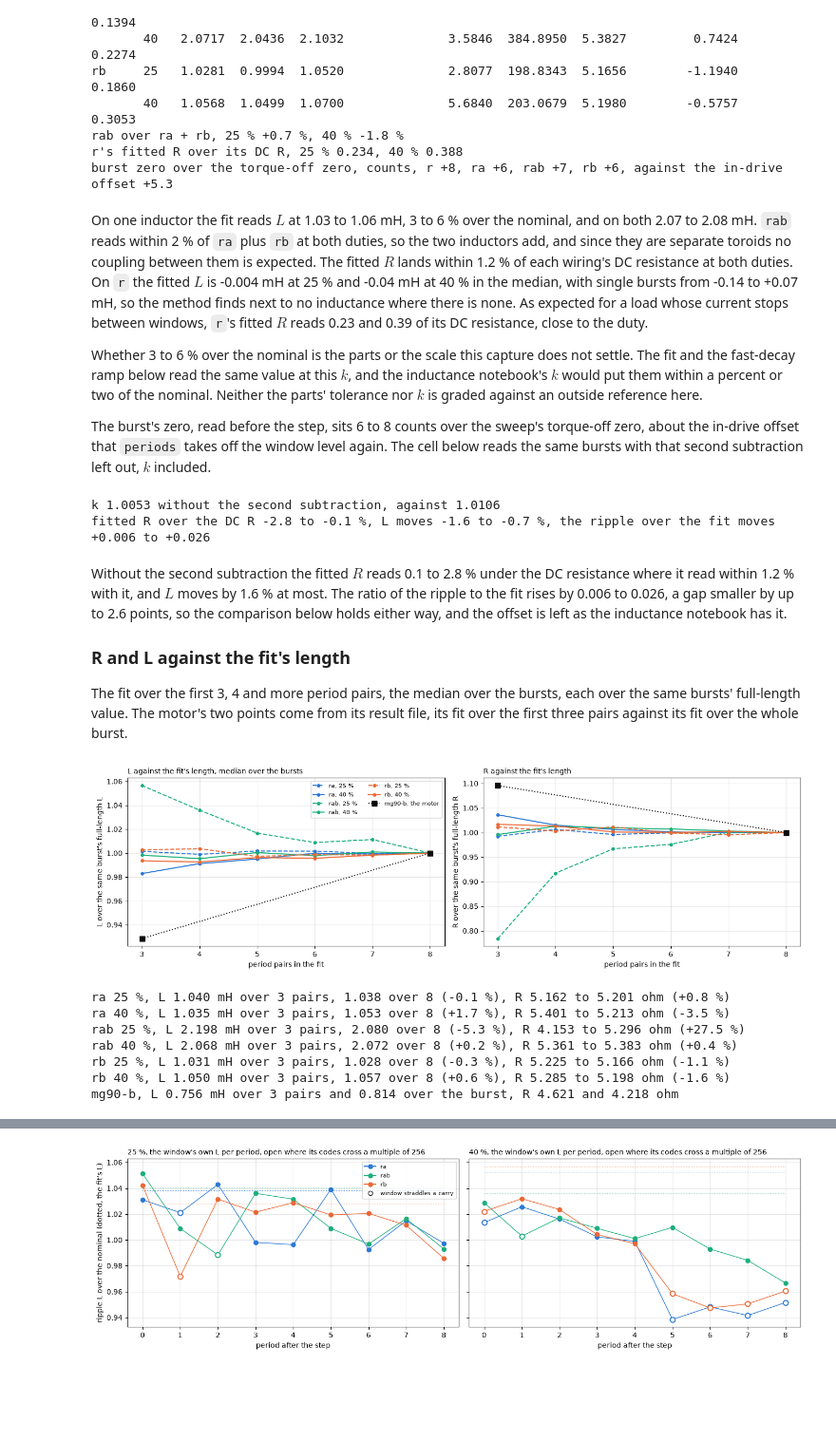
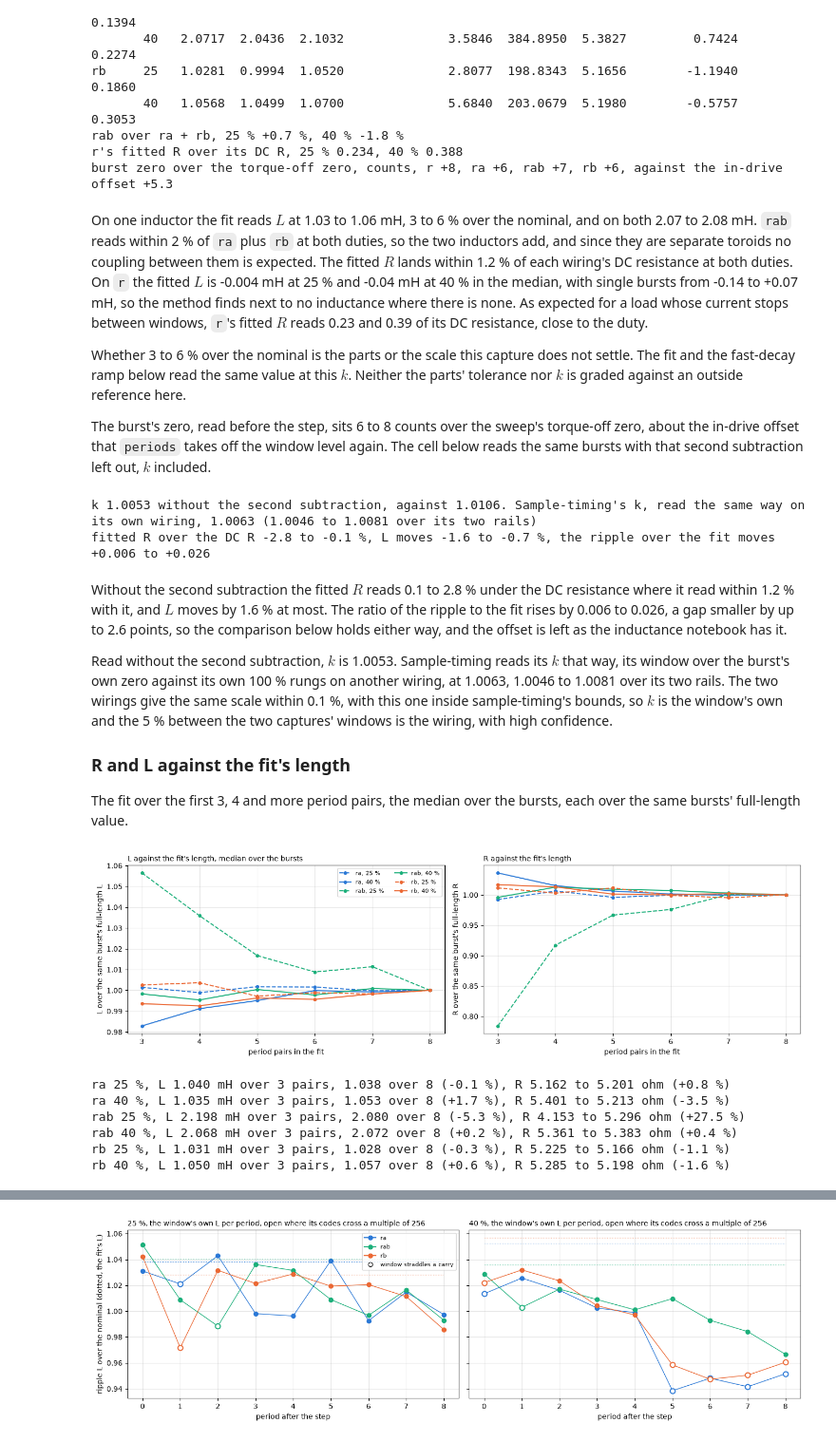
Before and after one commit to OpenServoCore/notebooks, a Jupyter notebook: stages/1-board/bridge-states/bridge-states.ipynb, the cells around one changed output, grey strips where cells are left out. Shown at 95% size. Saved outputs shown, nothing was run; the diff lists cells and outputs as text; code cells hidden in the pictures; blank space fills up the shorter version.

Commit message:
stage 1: fit fast decay's edges and the amplifier's lag in bridge-states, drop its backward read of the motor

```diff
--- a/stages/1-board/bridge-states/bridge-states.ipynb
+++ b/stages/1-board/bridge-states/bridge-states.ipynb
@@ -681,7 +684,7 @@ burst zero over the torque-off zero, counts, r +8, ra +6, rab +7, rb +6, against
 # %% [markdown]
 On one inductor the fit reads $L$ at 1.03 to 1.06 mH, 3 to 6 % over the nominal, and on both 2.07 to 2.08 mH. `rab` reads within 2 % of `ra` plus `rb` at both duties, so the two inductors add, and since they are separate toroids no coupling between them is expected. The fitted $R$ lands within 1.2 % of each wiring's DC resistance at both duties. On `r` the fitted $L$ is -0.004 mH at 25 % and -0.04 mH at 40 % in the median, with single bursts from -0.14 to +0.07 mH, so the method finds next to no inductance where there is none. As expected for a load whose current stops between windows, `r`'s fitted $R$ reads 0.23 and 0.39 of its DC resistance, close to the duty.
 
-Whether 3 to 6 % over the nominal is the parts or the scale this capture does not settle. The fit and the fast-decay ramp below read the same value at this $k$, and the inductance notebook's $k$ would put them within a percent or two of the nominal. Neither the parts' tolerance nor $k$ is graded against an outside reference here.
+Whether 3 to 6 % over the nominal is the parts or the scale this capture does not settle. The fit and the fast-decay ramp below read the same value at this $k$. Neither the parts' tolerance nor $k$ is graded against an outside reference here.
 
 The burst's zero, read before the step, sits 6 to 8 counts over the sweep's torque-off zero, about the in-drive offset that `periods` takes off the window level again. The cell below reads the same bursts with that second subtraction left out, $k$ included.
 # %%
@@ -703,55 +706,52 @@ finally:
 NOOFF = pd.DataFrame(rows).groupby(["wiring", "pct"]).median()
 NOOFF["l_move_pct"] = [(r["l_mh"] / SUM.loc[i, "l_mh"] - 1) * 100 for i, r in NOOFF.iterrows()]
 NOOFF["ratio_move"] = [r["ratio"] - SUM.loc[i, "l_ripple_mh"] / SUM.loc[i, "l_mh"] for i, r in NOOFF.iterrows()]
-print(f"k {k0:.4f} without the second subtraction, against {K:.4f}")
+print(f"k {k0:.4f} without the second subtraction, against {K:.4f}. Sample-timing's k, read the same way on its own wiring, "
+      f"{ST['window_scale']['value']:.4f} ({ST['window_scale']['lo']:.4f} to {ST['window_scale']['hi']:.4f} over its two rails)")
 print(f"fitted R over the DC R {(NOOFF['r_over_dc'].min() - 1) * 100:+.1f} to {(NOOFF['r_over_dc'].max() - 1) * 100:+.1f} %, L moves "
       f"{NOOFF['l_move_pct'].min():+.1f} to {NOOFF['l_move_pct'].max():+.1f} %, the ripple over the fit moves {NOOFF['ratio_move'].min():+.3f} to {NOOFF['ratio_move'].max():+.3f}")
 # %% [output]
-k 1.0053 without the second subtraction, against 1.0106
+k 1.0053 without the second subtraction, against 1.0106. Sample-timing's k, read the same way on its own wiring, 1.0063 (1.0046 to 1.0081 over its two rails)
 fitted R over the DC R -2.8 to -0.1 %, L moves -1.6 to -0.7 %, the ripple over the fit moves +0.006 to +0.026
 # %% [markdown]
 Without the second subtraction the fitted $R$ reads 0.1 to 2.8 % under the DC resistance where it read within 1.2 % with it, and $L$ moves by 1.6 % at most. The ratio of the ripple to the fit rises by 0.006 to 0.026, a gap smaller by up to 2.6 points, so the comparison below holds either way, and the offset is left as the inductance notebook has it.
 
+Read without the second subtraction, $k$ is 1.0053. Sample-timing reads its $k$ that way, its window over the burst's own zero against its own 100 % rungs on another wiring, at 1.0063, 1.0046 to 1.0081 over its two rails. The two wirings give the same scale within 0.1 %, with this one inside sample-timing's bounds, so $k$ is the window's own and the 5 % between the two captures' windows is the wiring, with high confidence.
+
 ### R and L against the fit's length
 
-The fit over the first 3, 4 and more period pairs, the median over the bursts, each over the same bursts' full-length value. The motor's two points come from its result file, its fit over the first three pairs against its fit over the whole burst.
+The fit over the first 3, 4 and more period pairs, the median over the bursts, each over the same bursts' full-length value.
 # %%
 rows = []
 for _, f in OTH[OTH["wiring"] != "r"].iterrows():
     P = PER[f["idx"]]
     for p in range(3, len(P)):
         rows.append({"wiring": f["wiring"], "pct": f["pct"], "pairs": p, **{c: fit(P, p)[c] for c in ("r_ohm", "l_mh")}})
 SCAN = pd.DataFrame(rows)
 fig, ax = plt.subplots(1, 2, figsize=(14, 4.2))
 for w in INDUCTORS:
     for pct in DUTIES:
         g = SCAN[(SCAN["wiring"] == w) & (SCAN["pct"] == pct)].groupby("pairs")
         ls = "-" if pct == 40 else "--"
         lm, rm = g["l_mh"].median(), g["r_ohm"].median()
         ax[0].plot(lm.index, lm / lm.iloc[-1], ls, marker="o", ms=4, color=COLOR[w], label=f"{w}, {pct} %")   # each over its own full-burst value
         ax[1].plot(rm.index, rm / rm.iloc[-1], ls, marker="o", ms=4, color=COLOR[w])
-# the motor's slide, from its result file: L and R over the first three pairs against the whole burst, medians over its bursts
-pairs_full = int(SCAN["pairs"].max())
-ax[0].plot([3, pairs_full], [IND["early_l_mh"]["value"] / IND["l_mh"]["value"], 1.0], ":", marker="s", ms=7, color=INK, label="mg90-b, the motor")
-ax[1].plot([3, pairs_full], [IND["early_r_ohm"]["value"] / IND["r_burst_ohm"]["value"], 1.0], ":", marker="s", ms=7, color=INK)
 ax[0].set_ylabel("L over the same burst's full-length L"); ax[1].set_ylabel("R over the same burst's full-length R")
 for a in ax:
     a.set_xlabel("period pairs in the fit"); a.grid(alpha=0.3)
 ax[0].legend(fontsize=8, ncol=2); ax[0].set_title("L against the fit's length, median over the bursts", loc="left", fontsize=10)
 ax[1].set_title("R against the fit's length", loc="left", fontsize=10)
 plt.tight_layout(); plt.show()
 for (w, pct), g in SCAN.groupby(["wiring", "pct"]):
     m_ = g.groupby("pairs")[["l_mh", "r_ohm"]].median()
     print(f"{w} {pct} %, L {m_['l_mh'].iloc[0]:.3f} mH over 3 pairs, {m_['l_mh'].iloc[-1]:.3f} over {m_.index[-1]} ({(m_['l_mh'].iloc[-1] / m_['l_mh'].iloc[0] - 1) * 100:+.1f} %), "
           f"R {m_['r_ohm'].iloc[0]:.3f} to {m_['r_ohm'].iloc[-1]:.3f} ohm ({(m_['r_ohm'].iloc[-1] / m_['r_ohm'].iloc[0] - 1) * 100:+.1f} %)")
-print(f"mg90-b, L {IND['early_l_mh']['value']:.3f} mH over 3 pairs and {IND['l_mh']['value']:.3f} over the burst, R {IND['early_r_ohm']['value']:.3f} and {IND['r_burst_ohm']['value']:.3f} ohm")
 # %% [output]
-[figure, old version]
+[figure, new version]
 ra 25 %, L 1.040 mH over 3 pairs, 1.038 over 8 (-0.1 %), R 5.162 to 5.201 ohm (+0.8 %)
 ra 40 %, L 1.035 mH over 3 pairs, 1.053 over 8 (+1.7 %), R 5.401 to 5.213 ohm (-3.5 %)
 rab 25 %, L 2.198 mH over 3 pairs, 2.080 over 8 (-5.3 %), R 4.153 to 5.296 ohm (+27.5 %)
 rab 40 %, L 2.068 mH over 3 pairs, 2.072 over 8 (+0.2 %), R 5.361 to 5.383 ohm (+0.4 %)
 rb 25 %, L 1.031 mH over 3 pairs, 1.028 over 8 (-0.3 %), R 5.225 to 5.166 ohm (-1.1 %)
 rb 40 %, L 1.050 mH over 3 pairs, 1.057 over 8 (+0.6 %), R 5.285 to 5.198 ohm (-1.6 %)
-mg90-b, L 0.756 mH over 3 pairs and 0.814 over the burst, R 4.621 and 4.218 ohm
 # %% [markdown]
```
Also changed, not shown: parts of 21 cells of this notebook, 3 other files.
